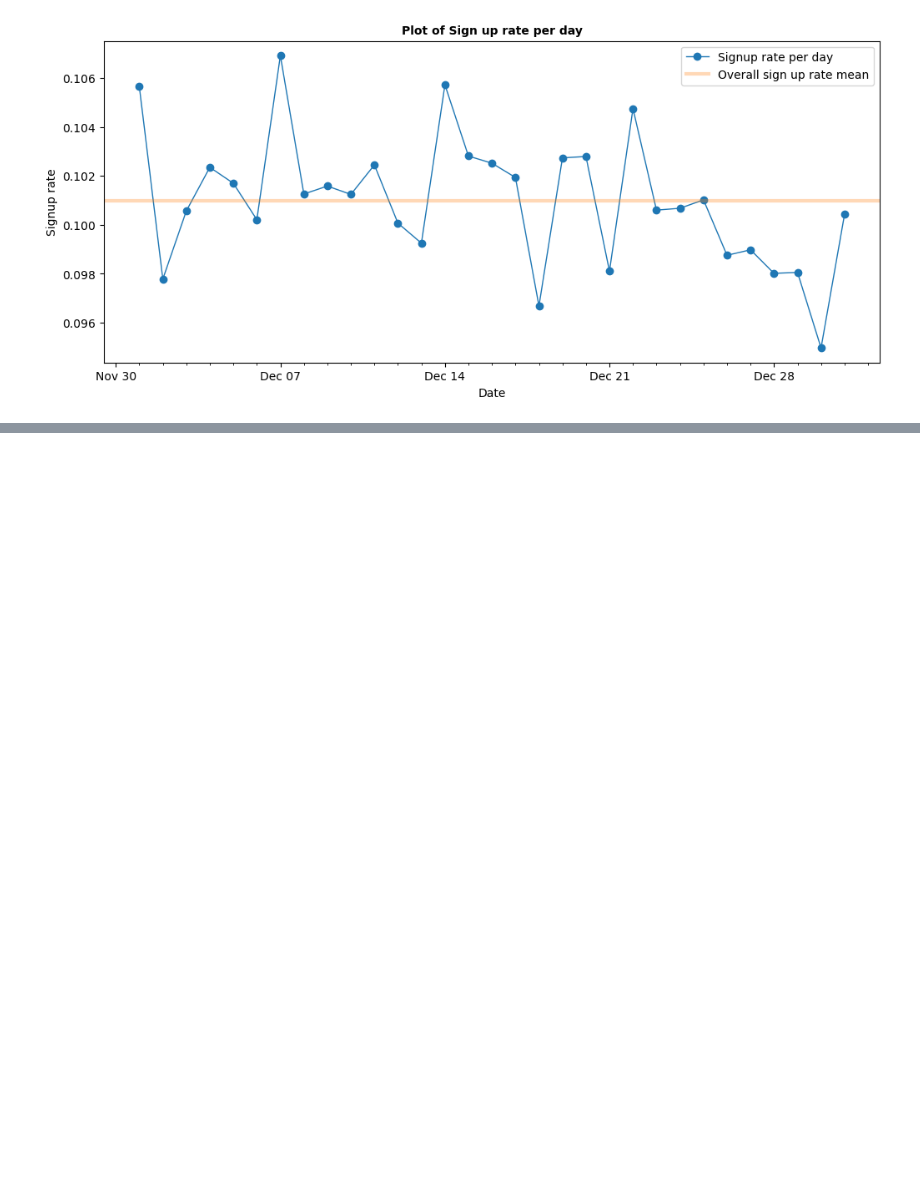
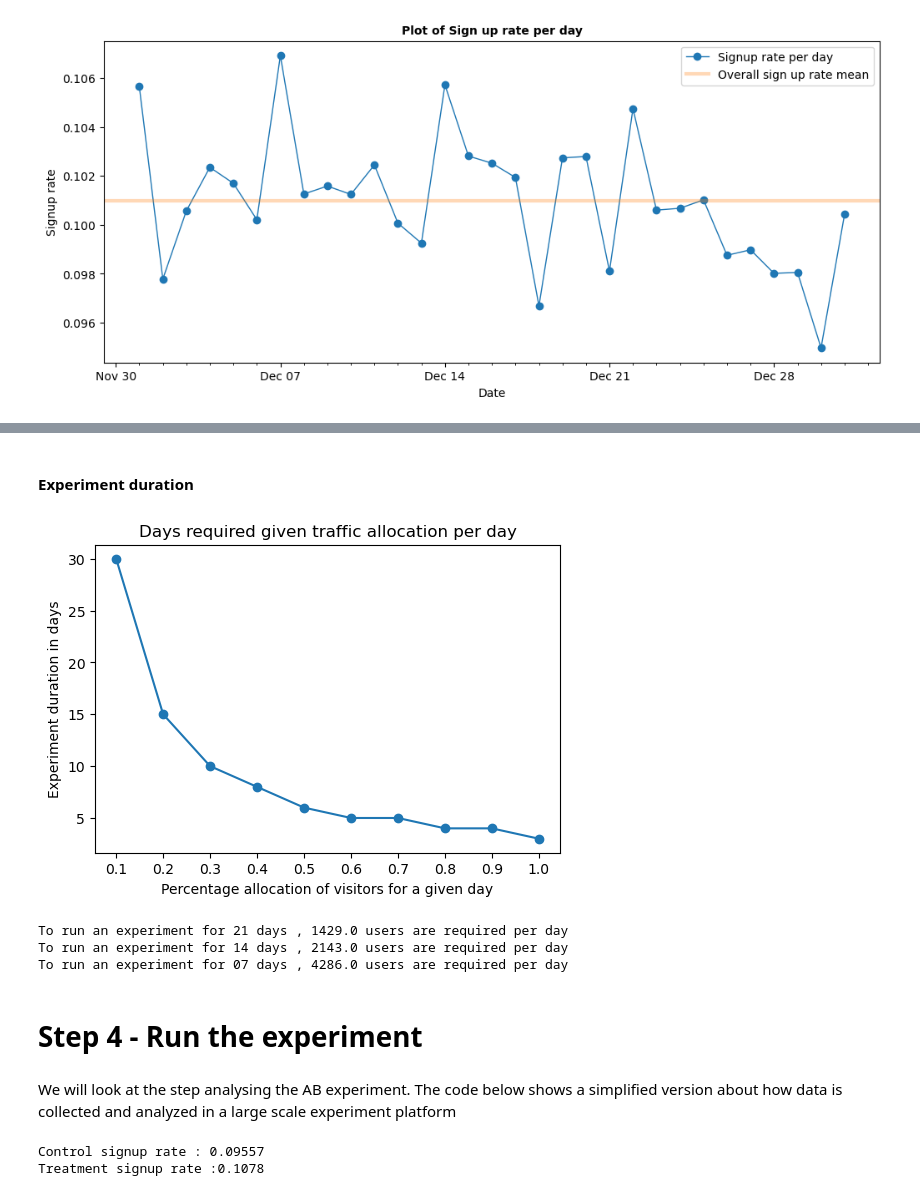
Before and after one commit to AZAMLOGICAL/A_B_TESTING_URBAN_WEAR, a Jupyter notebook: ab_testing_code.ipynb, the cells around one changed output, grey strips where cells are left out. Drawn from its saved outputs; the diff is of its cells as text; code cells hidden in the pictures; blank space fills up the shorter version.

```diff
--- a/ab_testing_code.ipynb
+++ b/ab_testing_code.ipynb
@@ -149,0 +202,50 @@ plt.show()
+# %% [markdown]
+#### Experiment duration
+# %%
+# What is the duration required to achieve the required sample size
+# given the percentage of unique visitors allocated to the experiment?
+
+alloc = np.arange(0.10, 1.1, 0.10)
+size = round(visits_mean, -3) * alloc
+days = np.ceil(2 * n/ size)
+
+# Plot the graph
+f, ax = plt.subplots(figsize=(6,4))
+ax.plot(alloc, days, '-o')
+ax.xaxis.set_major_locator(MultipleLocator(0.1))
+ax.set_title('Days required given traffic allocation per day')
+plt.ylabel('Experiment duration in days')
+ax.set_xlabel('Percentage allocation of visitors for a given day')
+plt.show()
+# %% [output]
+[figure, added]
+# %%
+print(f'To run an experiment for 21 days , {np.ceil(2*n/21)} users are required per day')  # Too long
+print(f'To run an experiment for 14 days , {np.ceil(2*n/14)} users are required per day')  # Sweet spot between risk and time
+print(f'To run an experiment for 07 days , {np.ceil(2*n/7)} users are required per day')   # Too risky
+# %% [output]
+To run an experiment for 21 days , 1429.0 users are required per day
+To run an experiment for 14 days , 2143.0 users are required per day
+To run an experiment for 07 days , 4286.0 users are required per day
+# %% [markdown]
+# Step 4 - Run the experiment
+# %% [markdown]
+We will look at the step analysing the AB experiment. The code below shows a simplified version about how data is collected and analyzed in a large scale experiment platform
+# %%
+# Get the subset tables of control and treatment group
+AB_test = test[test['experiment'] == 'email_test']
+control_signups = AB_test[AB_test['group']==0]
+treatment_signups = AB_test[AB_test['group']==1]
+
+control_signups_total = control_signups['submitted'].sum()
+treatment_signups_total = treatment_signups['submitted'].sum()
+control_signup_rate = control_signups['submitted'].mean()
+treatment_signup_rate = treatment_signups['submitted'].mean()
+control_signups_count = control_signups['submitted'].count()
+treatment_signups_count = treatment_signups['submitted'].count()
+
+print(f'Control signup rate : {control_signup_rate:.4}')
+print(f'Treatment signup rate :{treatment_signup_rate:.4}')
+# %% [output]
+Control signup rate : 0.09557
+Treatment signup rate :0.1078
```
Also changed, not shown: parts of 10 cells of this notebook, 1 other file.
